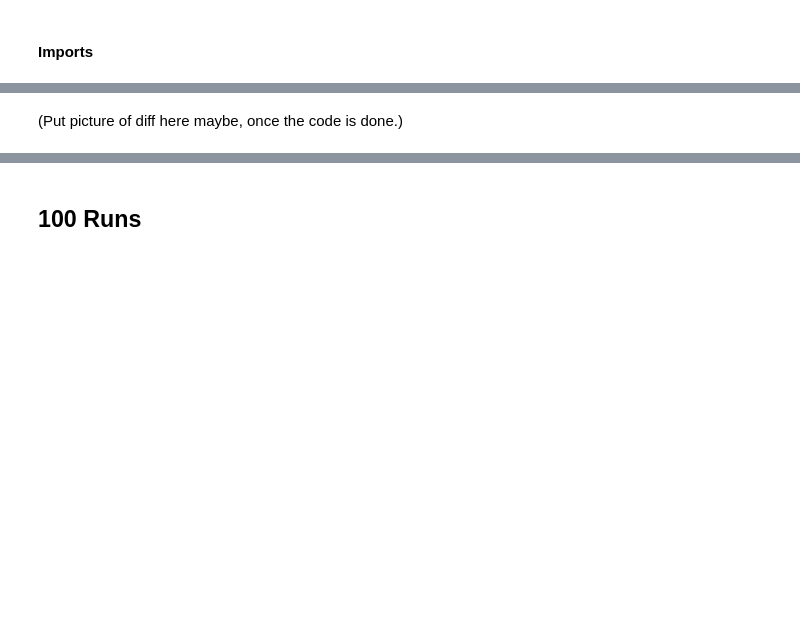
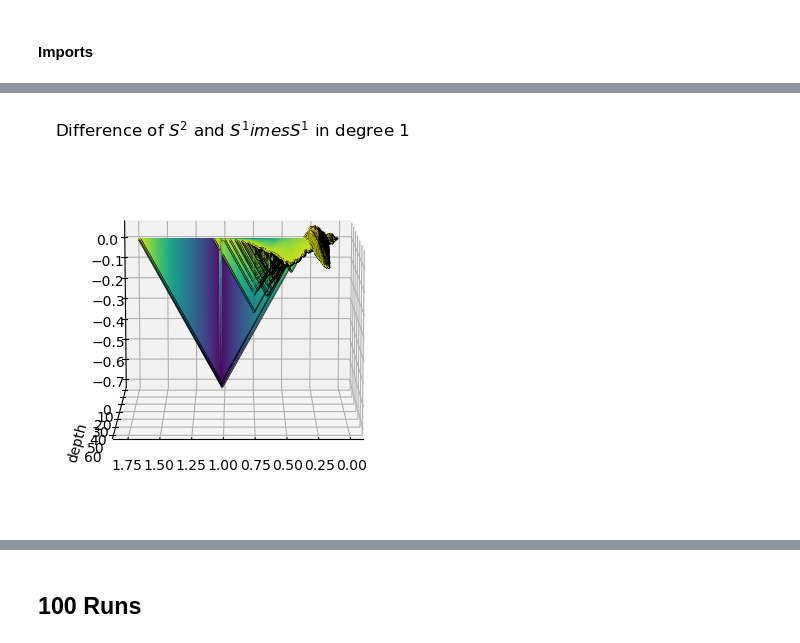
Before and after one commit to gabbyangeloro/Pyscapes, a Jupyter notebook: sphere_vs_torus.ipynb, the cells around one changed output, grey strips where cells are left out. Cells and saved outputs as stored; diff of their text form; code cells hidden in the pictures; blank space fills up the shorter version.

```diff
--- a/sphere_vs_torus.ipynb
+++ b/sphere_vs_torus.ipynb
@@ -59,5 +48,7 @@ diff_pl = sph_pl - tor_pl
-# %% [markdown]
-(Put picture of diff here maybe, once the code is done.)
+# %%
+plot_landscape_grid(diff_pl, title="Difference of $S^2$ and $S^{1} \times S^{1}$ in degree 1")
+# %% [output]
+[figure, added]
 # %%
 significant = diff_pl.sup_norm()
 
```
Also changed, not shown: parts of 18 cells of this notebook, 1 other file.
